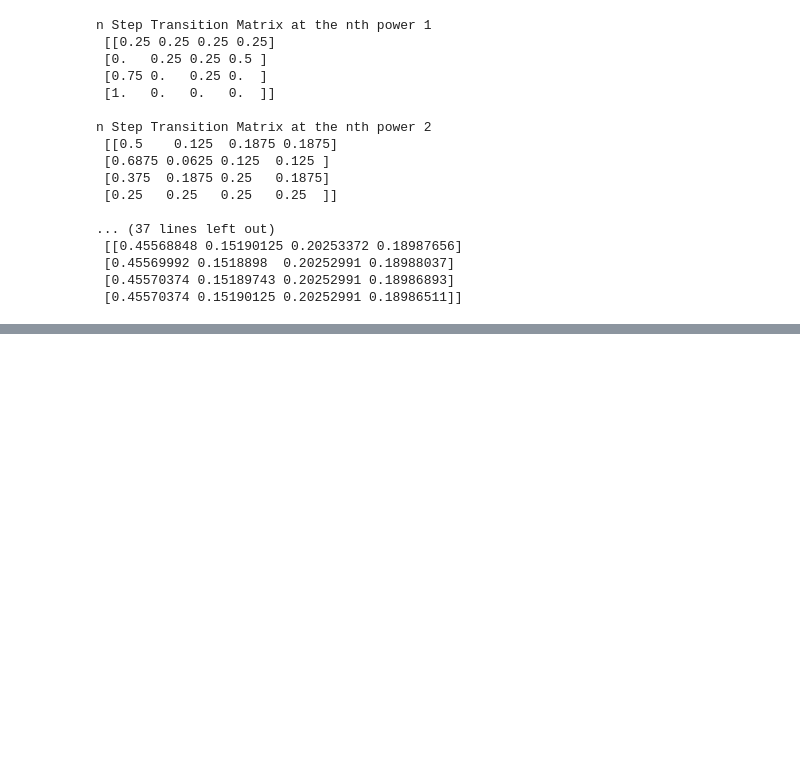
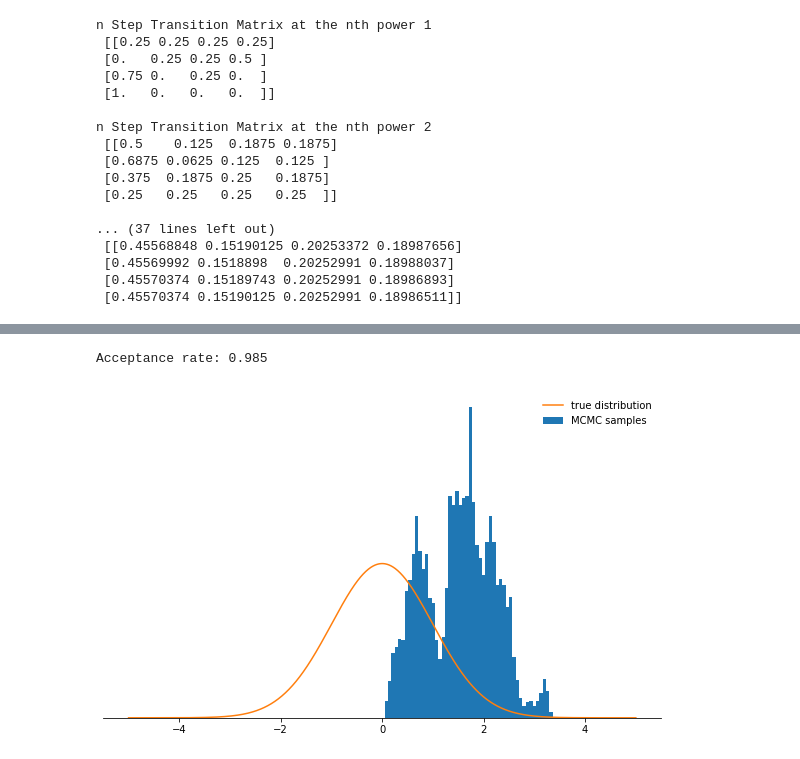
Before and after one commit to johnreyes96/modeling-and-simulation, a Jupyter notebook: src/main/python/classes/MarkovChains.ipynb, the cells around one changed output, grey strips where cells are left out. Cells and saved outputs as stored; diff of their text form; code cells hidden in the pictures; blank space fills up the shorter version.

```diff
--- a/src/main/python/classes/MarkovChains.ipynb
+++ b/src/main/python/classes/MarkovChains.ipynb
@@ -297,0 +423,5 @@ n Step Transition Matrix at the nth power 2
+# %%
+sample_and_display(np.array([2.0]), 0.1, 10000, 500, log_prob)
+# %% [output]
+Acceptance rate: 0.985
+[figure, added]
```
Also changed, not shown: parts of 15 cells of this notebook.
